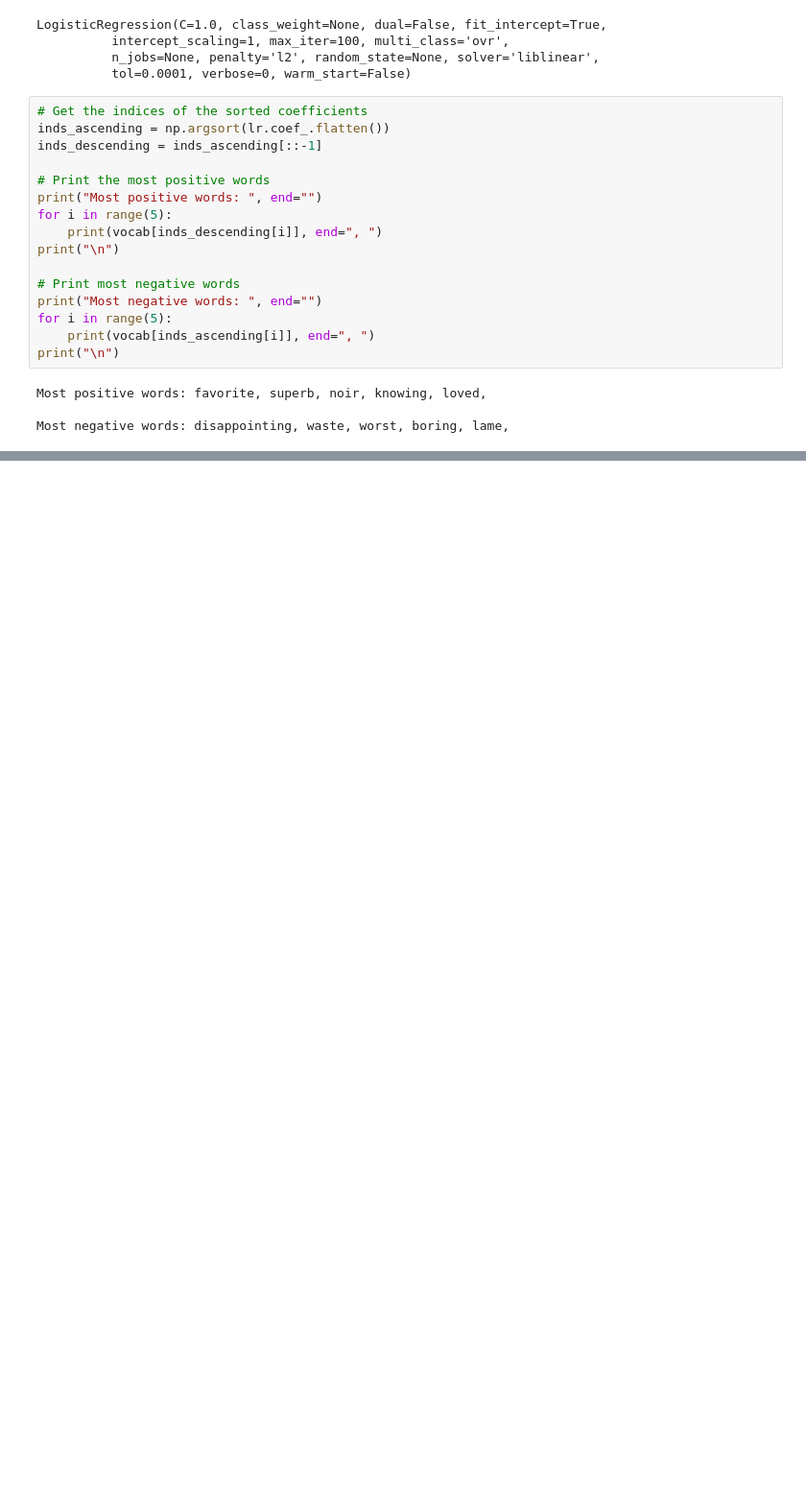
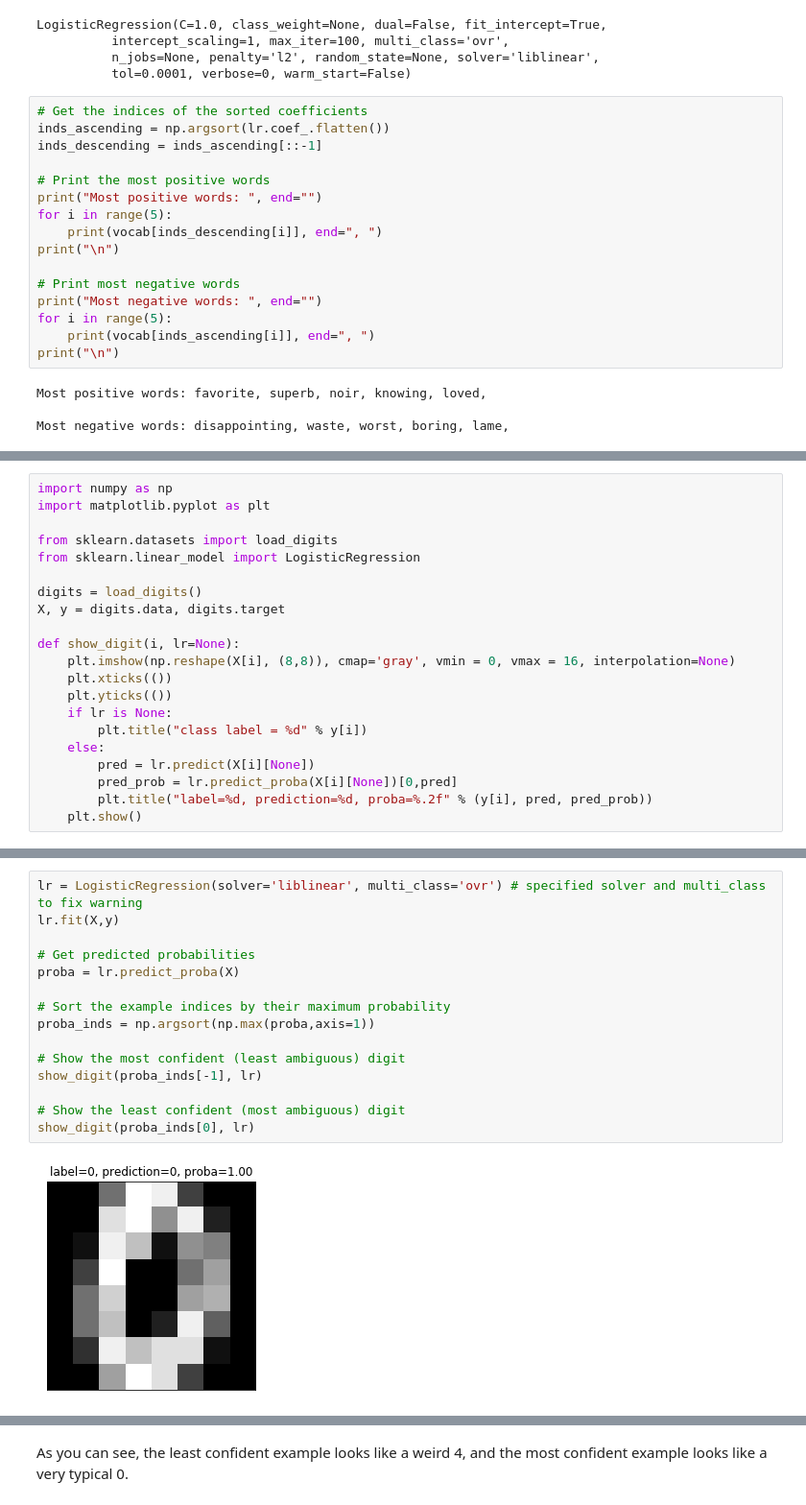
Before and after one commit to mitabunov/DataCamp_pony, a Jupyter notebook: 17_Linear_Classifiers/03_Logistic_regression.ipynb, the cells around one changed output, grey strips where cells are left out. Shown: that part at 96% size. Saved outputs shown, nothing was run; the diff lists cells and outputs as text; blank space fills up the shorter version.

```diff
--- a/17_Linear_Classifiers/03_Logistic_regression.ipynb
+++ b/17_Linear_Classifiers/03_Logistic_regression.ipynb
@@ -153,0 +306,21 @@ Most negative words: disappointing, waste, worst, boring, lame,
+# %%
+import numpy as np
+import matplotlib.pyplot as plt
+
+from sklearn.datasets import load_digits
+from sklearn.linear_model import LogisticRegression
+
+digits = load_digits()
+X, y = digits.data, digits.target
+
+def show_digit(i, lr=None):
+    plt.imshow(np.reshape(X[i], (8,8)), cmap='gray', vmin = 0, vmax = 16, interpolation=None)
+    plt.xticks(())
+    plt.yticks(())
+    if lr is None:
+        plt.title("class label = %d" % y[i])
+    else:
+        pred = lr.predict(X[i][None])
+        pred_prob = lr.predict_proba(X[i][None])[0,pred]
+        plt.title("label=%d, prediction=%d, proba=%.2f" % (y[i], pred, pred_prob))
+    plt.show()
@@ -153,0 +337,17 @@ Most negative words: disappointing, waste, worst, boring, lame,
+# %%
+lr = LogisticRegression(solver='liblinear', multi_class='ovr') # specified solver and multi_class to fix warning
+lr.fit(X,y)
+
+# Get predicted probabilities
+proba = lr.predict_proba(X)
+
+# Sort the example indices by their maximum probability
+proba_inds = np.argsort(np.max(proba,axis=1))
+
+# Show the most confident (least ambiguous) digit
+show_digit(proba_inds[-1], lr)
+
+# Show the least confident (most ambiguous) digit
+show_digit(proba_inds[0], lr)
+# %% [output]
+[figure, added]
@@ -153,0 +355,2 @@ Most negative words: disappointing, waste, worst, boring, lame,
+# %% [markdown]
+As you can see, the least confident example looks like a weird 4, and the most confident example looks like a very typical 0.
```
Also changed, not shown: parts of 11 cells of this notebook.
